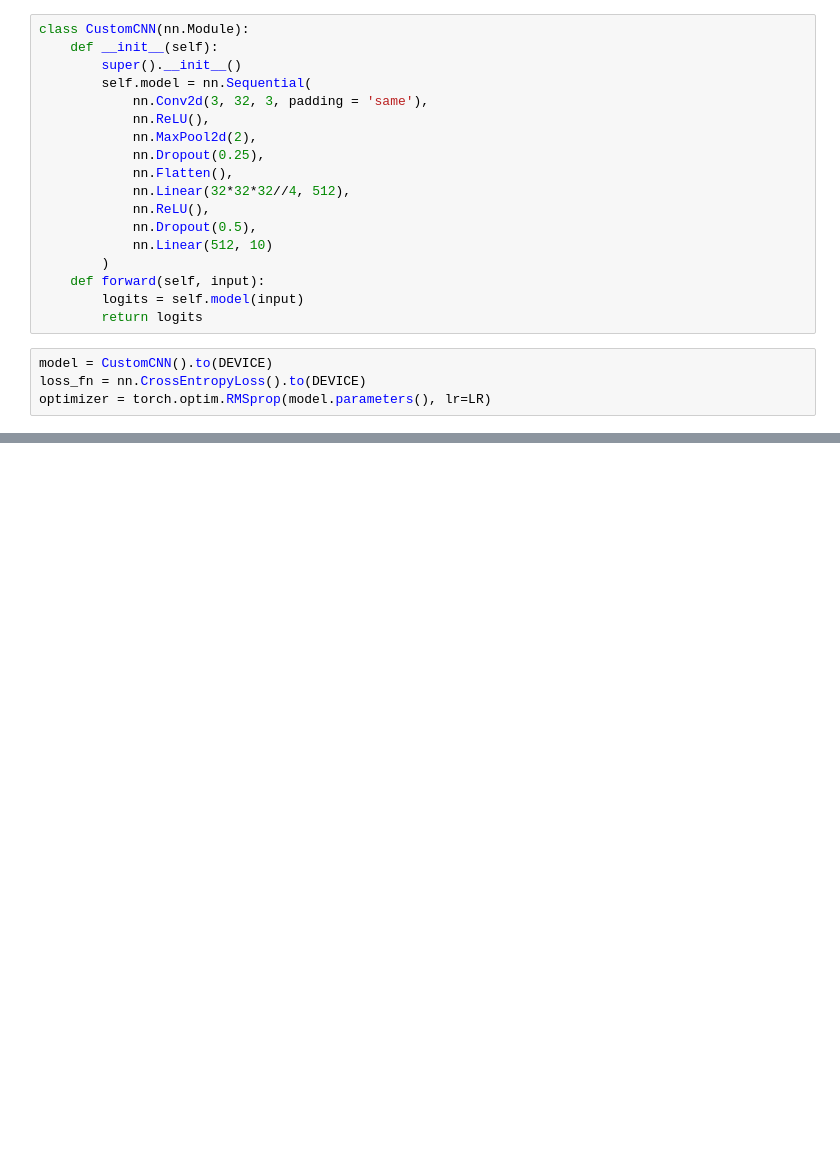
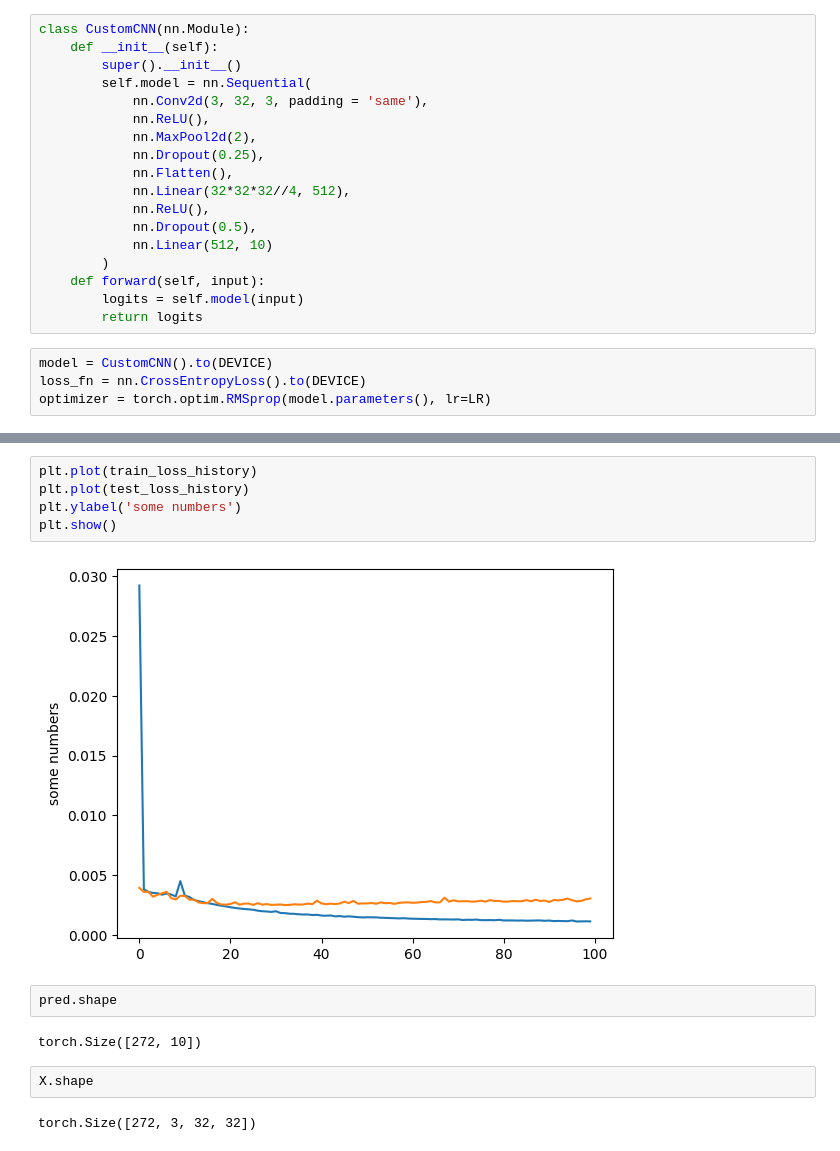
Before and after one commit to imranson/cog-robotics-experiments-342, a Jupyter notebook: notebooks/COMP34212_Lab2b_Pytorch_CNN_CIFAR_2025.ipynb, the cells around one changed output, grey strips where cells are left out. Drawn from its saved outputs; the diff is of its cells as text; blank space fills up the shorter version.

```diff
--- a/notebooks/COMP34212_Lab2b_Pytorch_CNN_CIFAR_2025.ipynb
+++ b/notebooks/COMP34212_Lab2b_Pytorch_CNN_CIFAR_2025.ipynb
@@ -98,0 +141,15 @@ Epoch: 100 Train: 0.00597459211692214 Test: 0.020542160153388975
+# %%
+plt.plot(train_loss_history)
+plt.plot(test_loss_history)
+plt.ylabel('some numbers')
+plt.show()
+# %% [output]
+[figure, added]
+# %%
+pred.shape
+# %% [output]
+torch.Size([272, 10])
+# %%
+X.shape
+# %% [output]
+torch.Size([272, 3, 32, 32])
```
Also changed, not shown: parts of 5 cells of this notebook, 1 other file.
